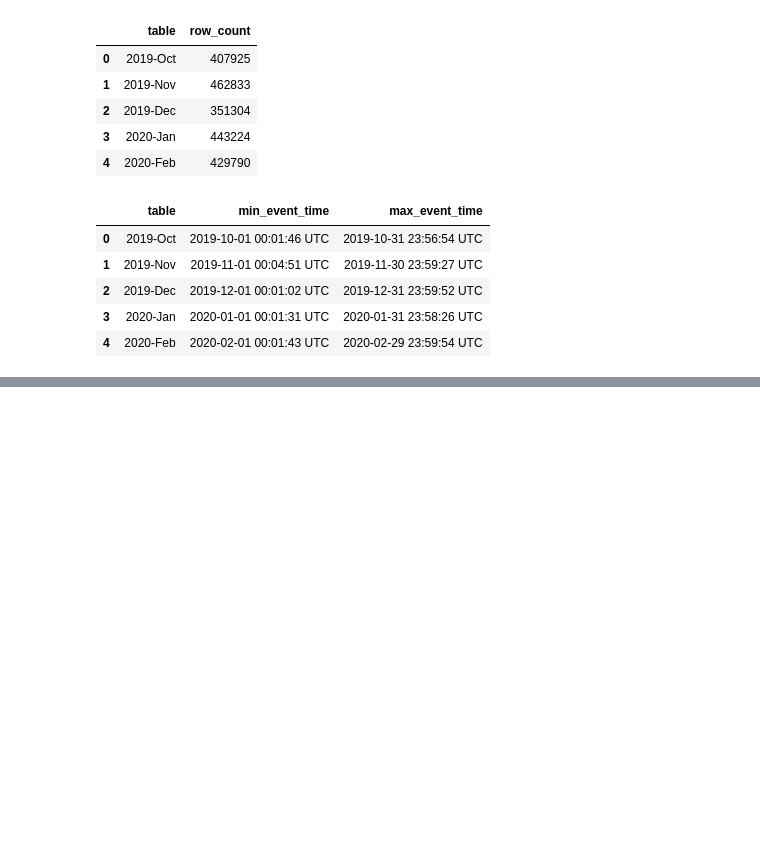
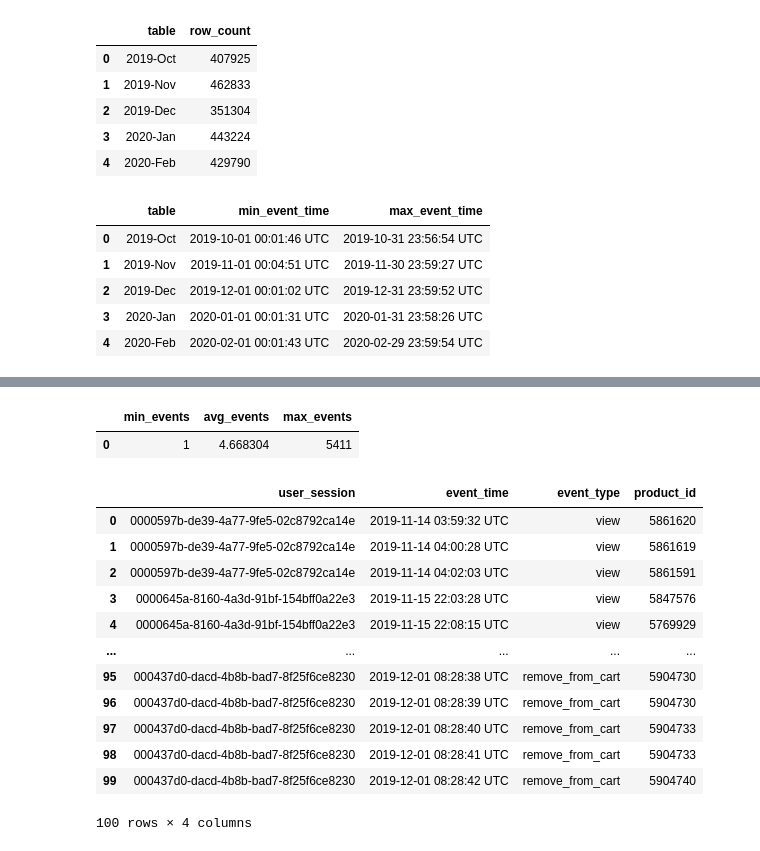
Before and after one commit to Nicosuarezso/ecommerce-cosmetics-analytics, a Jupyter notebook: notebooks/01_data_understanding.ipynb, the cells around one changed output, grey strips where cells are left out. Drawn from its saved outputs; the diff is of its cells as text; code cells hidden in the pictures; blank space fills up the shorter version.

```diff
--- a/notebooks/01_data_understanding.ipynb
+++ b/notebooks/01_data_understanding.ipynb
@@ -212,0 +234,14 @@ date_ranges
+# %%
+union_query = """
+SELECT * FROM "2019-Oct"
+UNION ALL
+SELECT * FROM "2019-Nov"
+UNION ALL
+SELECT * FROM "2019-Dec"
+UNION ALL
+SELECT * FROM "2020-Jan"
+UNION ALL
+SELECT * FROM "2020-Feb"
+"""
+
+df = pd.read_sql_query(union_query, conn)
@@ -212,0 +347,64 @@ date_ranges
+# %%
+session_event_summary = """
+SELECT
+    MIN(event_count) AS min_events,
+    AVG(event_count) AS avg_events,
+    MAX(event_count) AS max_events
+FROM (
+    SELECT
+        user_session,
+        COUNT(*) AS event_count
+    FROM (
+        {union_query}
+    )
+    WHERE user_session IS NOT NULL
+    GROUP BY user_session
+);
+""".format(union_query=union_query)
+
+session_event_summary = pd.read_sql_query(
+    session_event_summary,
+    conn
+)
+
+session_event_summary
+# %% [output]
+|  | min_events | avg_events | max_events |
+| 0 | 1 | 4.668304 | 5411 |
+# %%
+# Secuencia de eventos por sesion
+
+session_sequence_query = f"""
+SELECT
+    user_session,
+    event_time,
+    event_type,
+    product_id
+FROM (
+    {union_query}
+)
+WHERE user_session IS NOT NULL
+ORDER BY user_session, event_time
+LIMIT 100;
+"""
+
+session_sequences = pd.read_sql_query(
+    session_sequence_query,
+    conn
+)
+
+session_sequences
+# %% [output]
+|  | user_session | event_time | event_type | product_id |
+| 0 | 0000597b-de39-4a77-9fe5-02c8792ca14e | 2019-11-14 03:59:32 UTC | view | 5861620 |
+| 1 | 0000597b-de39-4a77-9fe5-02c8792ca14e | 2019-11-14 04:00:28 UTC | view | 5861619 |
+| 2 | 0000597b-de39-4a77-9fe5-02c8792ca14e | 2019-11-14 04:02:03 UTC | view | 5861591 |
+| 3 | 0000645a-8160-4a3d-91bf-154bff0a22e3 | 2019-11-15 22:03:28 UTC | view | 5847576 |
+| 4 | 0000645a-8160-4a3d-91bf-154bff0a22e3 | 2019-11-15 22:08:15 UTC | view | 5769929 |
+| ... | ... | ... | ... | ... |
+| 95 | 000437d0-dacd-4b8b-bad7-8f25f6ce8230 | 2019-12-01 08:28:38 UTC | remove_from_cart | 5904730 |
+| 96 | 000437d0-dacd-4b8b-bad7-8f25f6ce8230 | 2019-12-01 08:28:39 UTC | remove_from_cart | 5904730 |
+| 97 | 000437d0-dacd-4b8b-bad7-8f25f6ce8230 | 2019-12-01 08:28:40 UTC | remove_from_cart | 5904733 |
+| 98 | 000437d0-dacd-4b8b-bad7-8f25f6ce8230 | 2019-12-01 08:28:41 UTC | remove_from_cart | 5904733 |
+| 99 | 000437d0-dacd-4b8b-bad7-8f25f6ce8230 | 2019-12-01 08:28:42 UTC | remove_from_cart | 5904740 |
+100 rows × 4 columns
```
Also changed, not shown: parts of 5 cells of this notebook, 1 other file.
